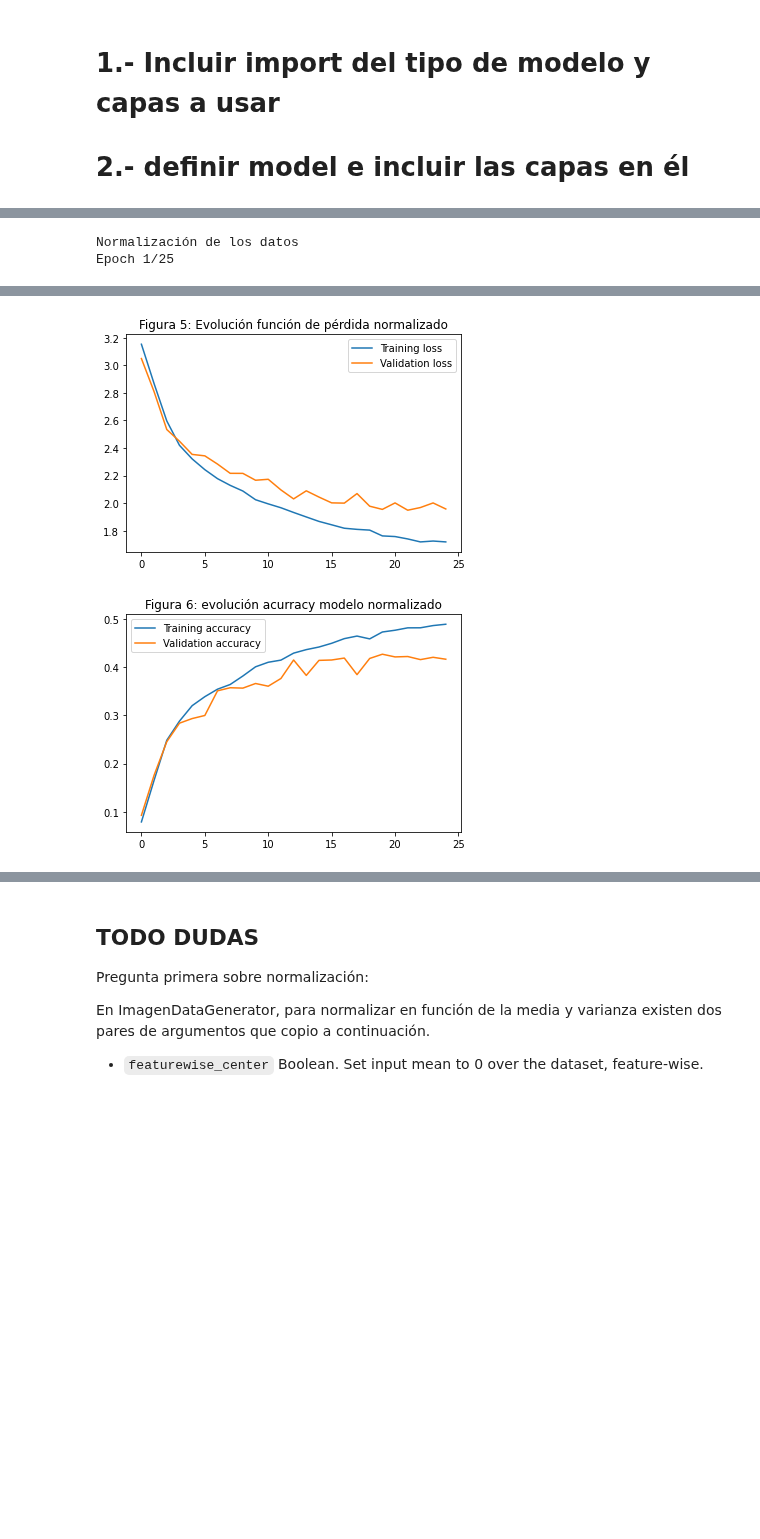
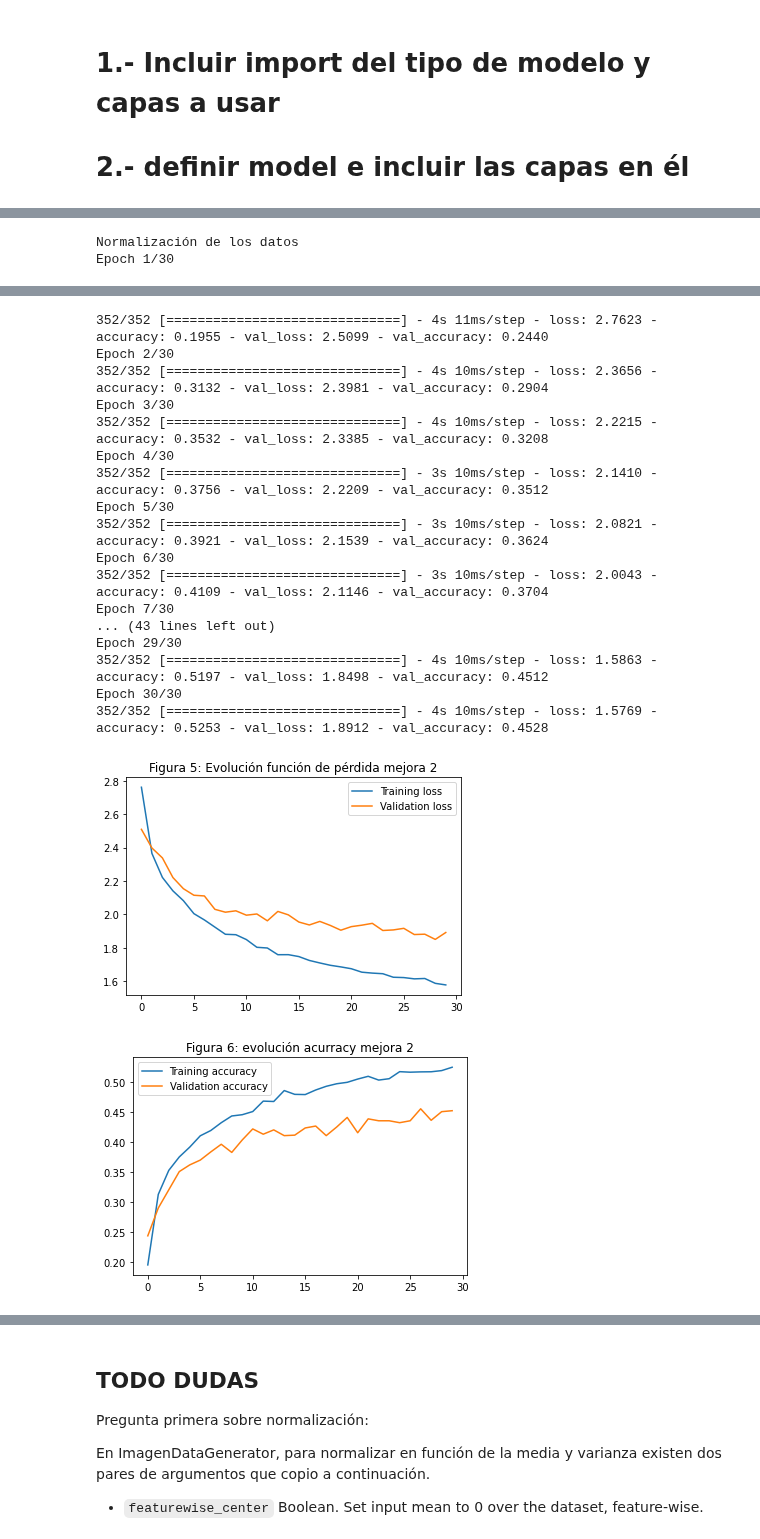
Before and after one commit to BlancaCC/Computer-vision, a Jupyter notebook: P3.ipynb, the cells around one changed output, grey strips where cells are left out. Cells and saved outputs as stored; diff of their text form; code cells hidden in the pictures; blank space fills up the shorter version.

```diff
--- a/P3.ipynb
+++ b/P3.ipynb
@@ -799,7 +872,7 @@ tam_batch = 32
 # porcentaje de entrenamiento que utilizará como validación
 porcentaje_validacion = 0.1
 # número de epocas a entrenar el modelo
-epocas = 25
+epocas = 30
 
 '''
 
@@ -825,41 +898,20 @@ generador_image_aumentados= ImageDataGenerator(
     # validación
     validation_split = porcentaje_validacion)
 
-# generador para el test
-# TODO ¿generaría problemas con el test ? O utilizar los mismos parámetros que en el anterior
-generador_image_aumentados_test= ImageDataGenerator(
-    # normalizamos los datos
-    featurewise_center = True,
-    featurewise_std_normalization = True,
-     # Añadimos datos
-    horizontal_flip = True,
-    zoom_range = 0.3,
-    )
-
+# TODO añadir giro
 generador_image_aumentados.fit(x_train)
-generador_image_aumentados_test.fit(x_test)
 
 # reestablecemos los pesos
 model.set_weights(weights)
 evolucion_entrenamiento_normalizado = model.fit(
-    generador_image_normalizacion.flow(x_train, y_train, batch_size=32,subset='training'),
-    validation_data=generador_image_normalizacion.flow(x_train, y_train,batch_size=8, subset='validation'),
+    generador_image_aumentados.flow(x_train, y_train,subset='training'),
+    validation_data=generador_image_aumentados.flow(x_train, y_train, subset='validation'),
     epochs=epocas,
     verbose=True
-    )
-mostrarEvolucion(evolucion_entrenamiento_normalizado, 'Figura 5: Evolución función de pérdida normalizado', 'Figura 6: evolución acurracy modelo normalizado')
+)
 
-#test
-# reestablecemos los pesos
-
-generador_image_normalizacion_test.fit(x_test)
-prediccion_normalizada = model.predict(
-    generador_image_normalizacion_test.flow(x_test),
-    batch_size = tam_batch,
-    verbose = 1)
-#Incluir función que muestre la perdida y accuracy del test
-precision_test = calcularAccuracy(y_test, prediccion)
-print("Accuracy en el conjunto test: {}".format(precision_test))
+# TODO: la validación debería de hacerse sn el tamaño del conjunto
+mostrarEvolucion(evolucion_entrenamiento_normalizado, 'Figura 5: Evolución función de pérdida mejora 2', 'Figura 6: evolución acurracy mejora 2')
 # %% [output]
 Normalización de los datos
-Epoch 1/25
+Epoch 1/30
@@ -883,2 +921,19 @@ Epoch 25/25
+352/352 [==============================] - 4s 11ms/step - loss: 2.7623 - accuracy: 0.1955 - val_loss: 2.5099 - val_accuracy: 0.2440
+Epoch 2/30
+352/352 [==============================] - 4s 10ms/step - loss: 2.3656 - accuracy: 0.3132 - val_loss: 2.3981 - val_accuracy: 0.2904
+Epoch 3/30
+352/352 [==============================] - 4s 10ms/step - loss: 2.2215 - accuracy: 0.3532 - val_loss: 2.3385 - val_accuracy: 0.3208
+Epoch 4/30
+352/352 [==============================] - 3s 10ms/step - loss: 2.1410 - accuracy: 0.3756 - val_loss: 2.2209 - val_accuracy: 0.3512
+Epoch 5/30
+352/352 [==============================] - 3s 10ms/step - loss: 2.0821 - accuracy: 0.3921 - val_loss: 2.1539 - val_accuracy: 0.3624
+Epoch 6/30
+352/352 [==============================] - 3s 10ms/step - loss: 2.0043 - accuracy: 0.4109 - val_loss: 2.1146 - val_accuracy: 0.3704
+Epoch 7/30
+... (43 lines left out)
+Epoch 29/30
+352/352 [==============================] - 4s 10ms/step - loss: 1.5863 - accuracy: 0.5197 - val_loss: 1.8498 - val_accuracy: 0.4512
+Epoch 30/30
+352/352 [==============================] - 4s 10ms/step - loss: 1.5769 - accuracy: 0.5253 - val_loss: 1.8912 - val_accuracy: 0.4528
-[figure, old version]
+[figure, new version]
-[figure, old version]
+[figure, new version]
```
Also changed, not shown: parts of 27 cells of this notebook.
